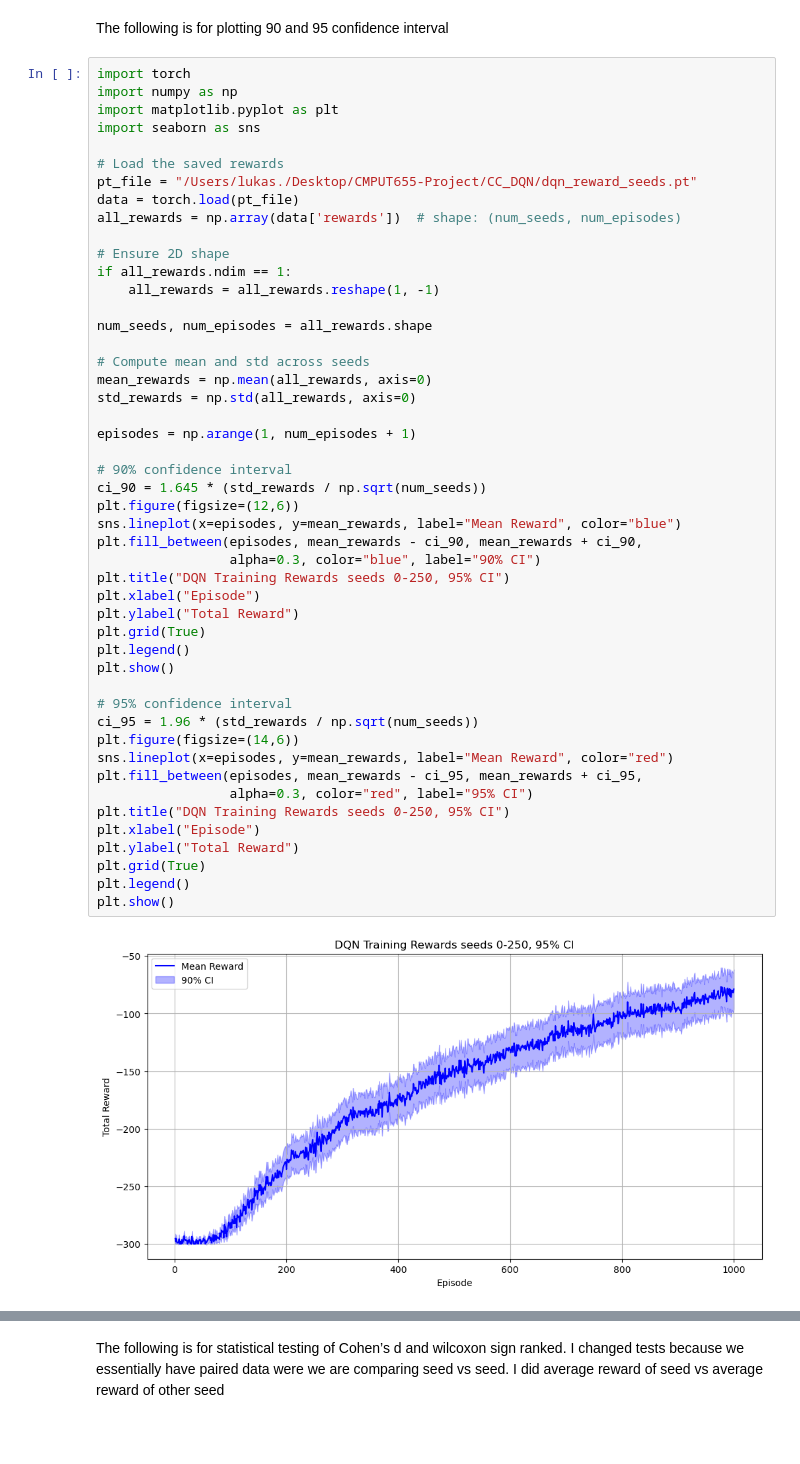
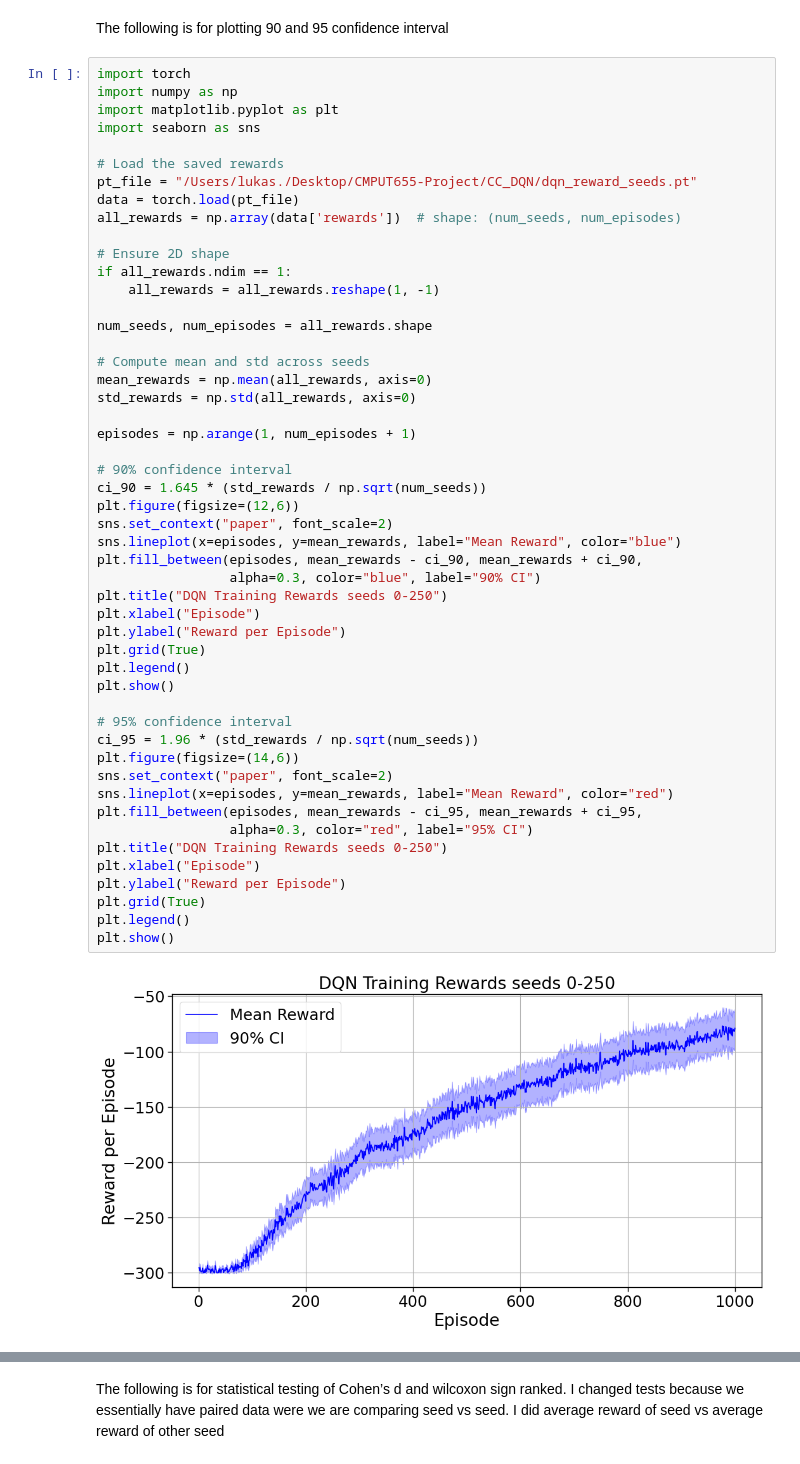
Before and after one commit to LukasOttenhof/CMPUT655-Project, a Jupyter notebook: Analysis/DQN_anal.ipynb, the cells around one changed output, grey strips where cells are left out. Saved outputs shown, nothing was run; the diff lists cells and outputs as text; blank space fills up the shorter version.

Commit message:
Updated plots to use advice from class

```diff
--- a/Analysis/DQN_anal.ipynb
+++ b/Analysis/DQN_anal.ipynb
@@ -18,35 +18,37 @@ if all_rewards.ndim == 1:
 num_seeds, num_episodes = all_rewards.shape
 
 # Compute mean and std across seeds
 mean_rewards = np.mean(all_rewards, axis=0)
 std_rewards = np.std(all_rewards, axis=0)
 
 episodes = np.arange(1, num_episodes + 1)
 
 # 90% confidence interval
 ci_90 = 1.645 * (std_rewards / np.sqrt(num_seeds))
 plt.figure(figsize=(12,6))
+sns.set_context("paper", font_scale=2)
 sns.lineplot(x=episodes, y=mean_rewards, label="Mean Reward", color="blue")
 plt.fill_between(episodes, mean_rewards - ci_90, mean_rewards + ci_90,
                  alpha=0.3, color="blue", label="90% CI")
-plt.title("DQN Training Rewards seeds 0-250, 95% CI")
+plt.title("DQN Training Rewards seeds 0-250")
 plt.xlabel("Episode")
-plt.ylabel("Total Reward")
+plt.ylabel("Reward per Episode")
 plt.grid(True)
 plt.legend()
 plt.show()
 
 # 95% confidence interval
 ci_95 = 1.96 * (std_rewards / np.sqrt(num_seeds))
 plt.figure(figsize=(14,6))
+sns.set_context("paper", font_scale=2)
 sns.lineplot(x=episodes, y=mean_rewards, label="Mean Reward", color="red")
 plt.fill_between(episodes, mean_rewards - ci_95, mean_rewards + ci_95,
                  alpha=0.3, color="red", label="95% CI")
-plt.title("DQN Training Rewards seeds 0-250, 95% CI")
+plt.title("DQN Training Rewards seeds 0-250")
 plt.xlabel("Episode")
-plt.ylabel("Total Reward")
+plt.ylabel("Reward per Episode")
 plt.grid(True)
 plt.legend()
 plt.show()
 # %% [output]
-[figure, old version]
+[figure, new version]
```
Also changed, not shown: parts of 1 cell of this notebook.
